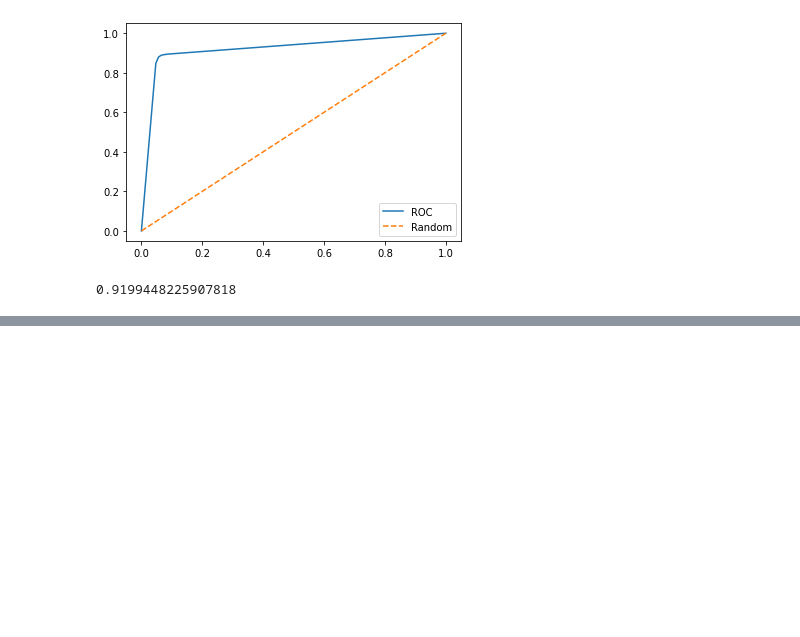
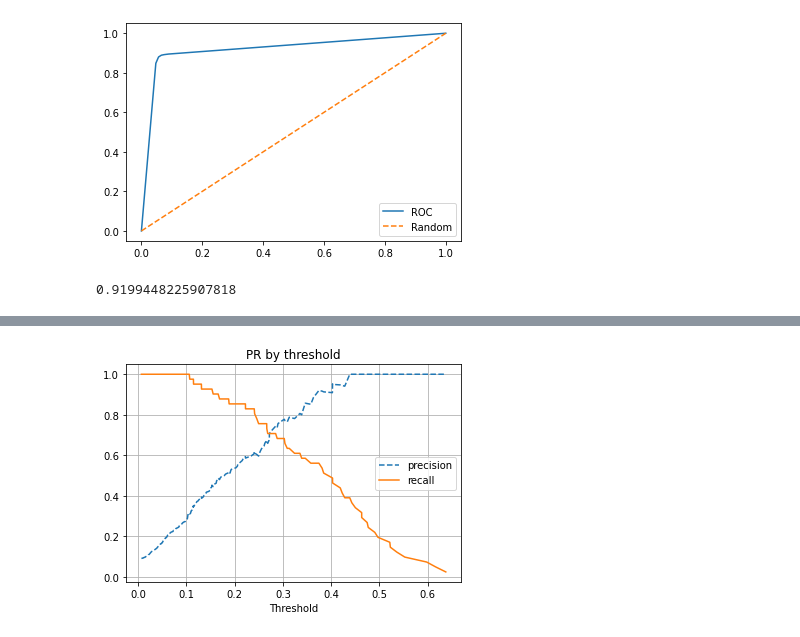
Before and after one commit to luckyspia/TIL, a Jupyter notebook: Machine_Learning/02.Evaluation.ipynb, the cells around one changed output, grey strips where cells are left out. Cells and saved outputs as stored; diff of their text form; code cells hidden in the pictures; blank space fills up the shorter version.

```diff
--- a/Machine_Learning/02.Evaluation.ipynb
+++ b/Machine_Learning/02.Evaluation.ipynb
@@ -246,0 +371,19 @@ roc_auc_score(y, pred_prob[:,1])
+# %%
+def plot_precision_recall_by_threshold(precisions, recalls, thresholds) :
+    # X축을 threshold값으로, Y축은 정밀도, 재현율 값으로 각각 Plot 수행. 정밀도는 점선으로 표시
+    # plt.figure(figsize=(8,6))
+    threshold_boundary = thresholds.shape[0]
+    plt.plot(thresholds, precisions[0:threshold_boundary], linestyle='--', label='precision')
+    plt.plot(thresholds, recalls[0:threshold_boundary],label='recall')
+    # threshold 값 X 축의 Scale을 0.1 단위로 변경
+    _, end = plt.xlim()
+    plt.xticks(np.round(np.arange(0, end, 0.1),2))
+    # x축, y축 label과 legend, grid, title 설정
+    plt.xlabel('Threshold'); #plt.ylabel('Precision & Recall')
+    plt.legend(); plt.grid(); plt.title('PR by threshold')
+    plt.show()
+# %%
+precisions, recalls, thresholds = precision_recall_curve(y_test, logit.predict_proba(X_test)[:,1])
+plot_precision_recall_by_threshold(precisions, recalls, thresholds)
+# %% [output]
+[figure, added]
```
Also changed, not shown: parts of 20 cells of this notebook.
